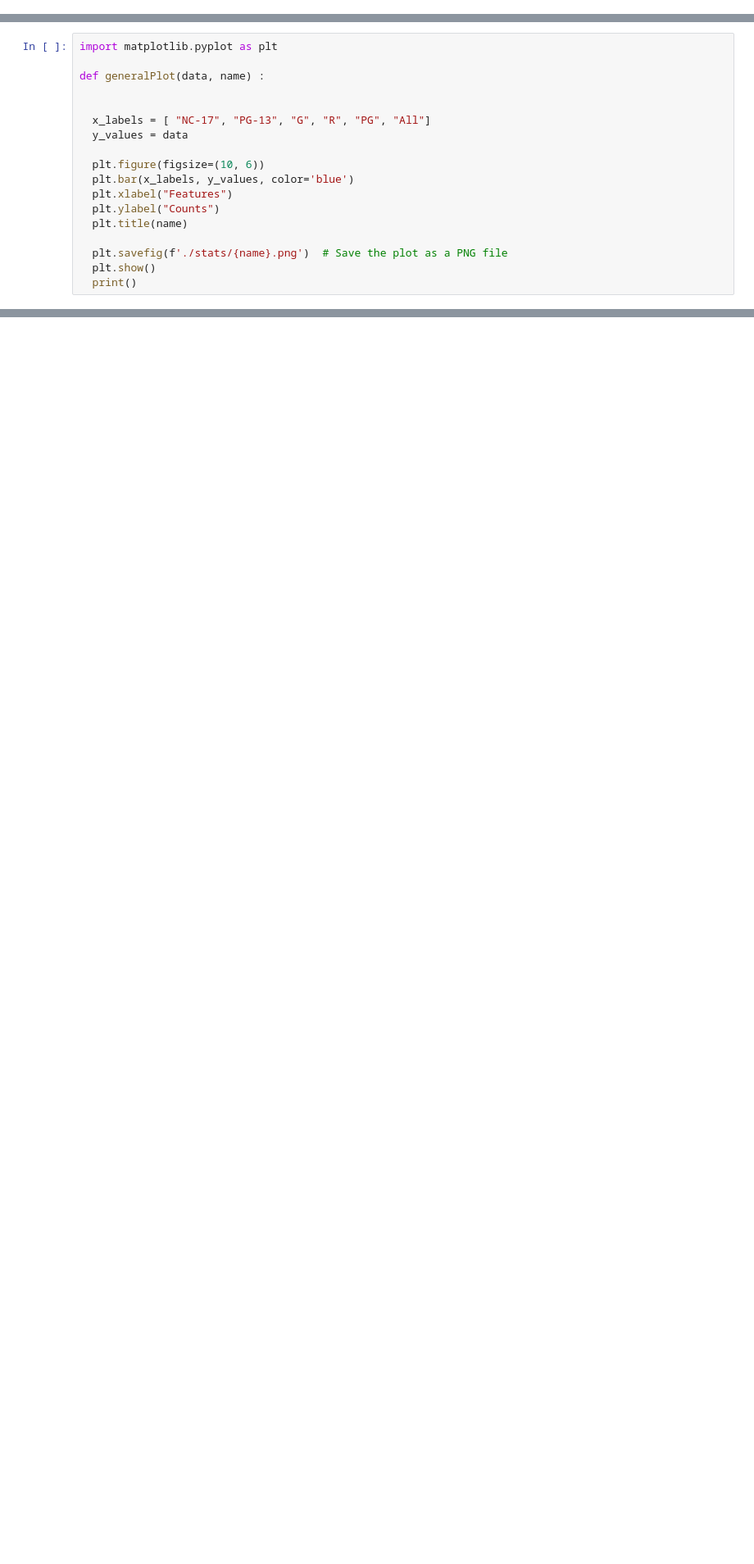
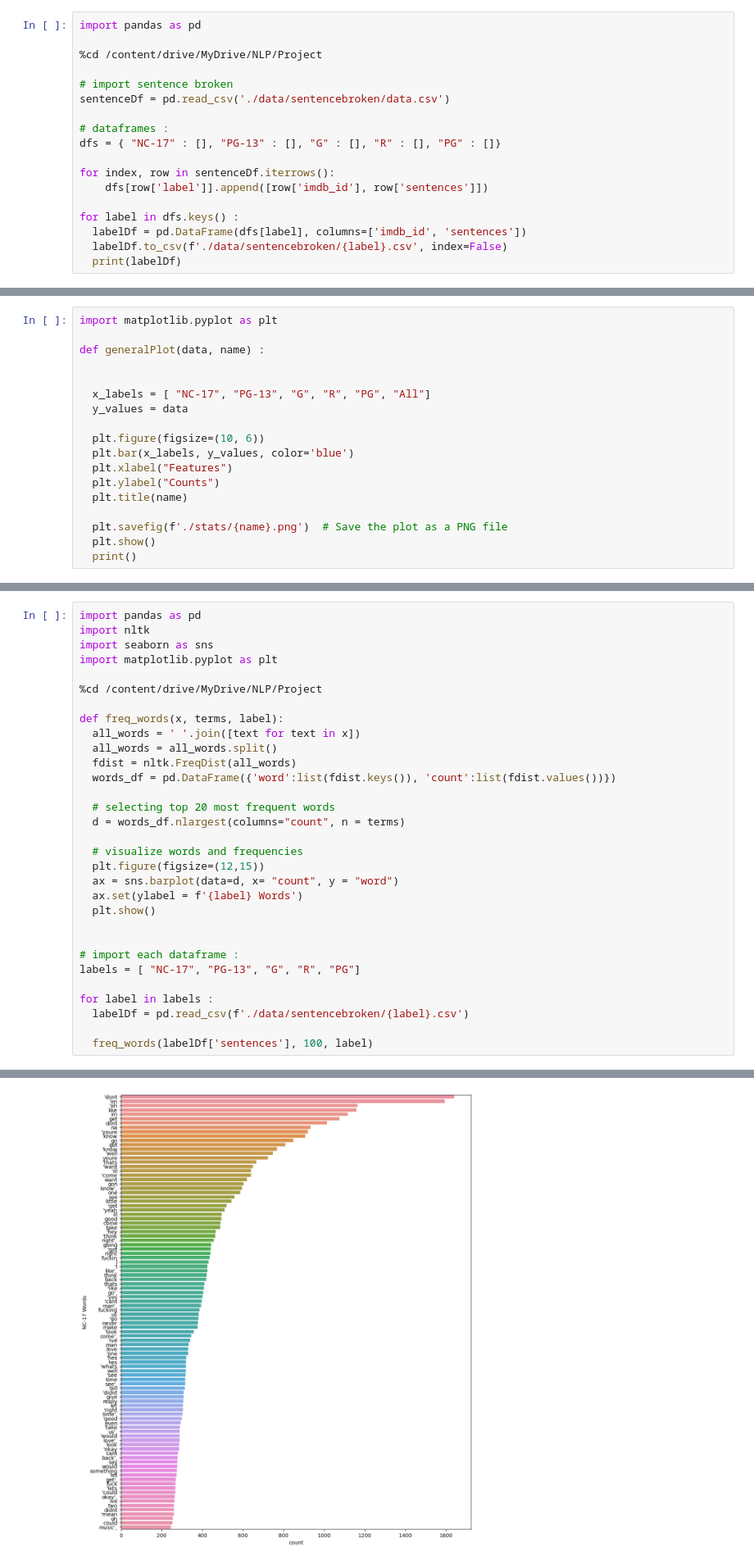
Before and after one commit to baktash81/CS224nProject, a Jupyter notebook: CrawDataNLProject.ipynb, the cells around one changed output, grey strips where cells are left out. Shown at 82% size. Saved outputs shown, nothing was run; the diff lists cells and outputs as text; blank space fills up the shorter version.

Commit message:
[add] : add new top 100 frequency words in report part

```diff
--- a/CrawDataNLProject.ipynb
+++ b/CrawDataNLProject.ipynb
@@ -580,0 +594,18 @@ print(wordDf)
+# %%
+import pandas as pd
+
+%cd /content/drive/MyDrive/NLP/Project
+
+# import sentence broken
+sentenceDf = pd.read_csv('./data/sentencebroken/data.csv')
+
+# dataframes :
+dfs = { "NC-17" : [], "PG-13" : [], "G" : [], "R" : [], "PG" : []}
+
+for index, row in sentenceDf.iterrows():
+    dfs[row['label']].append([row['imdb_id'], row['sentences']])
+
+for label in dfs.keys() :
+  labelDf = pd.DataFrame(dfs[label], columns=['imdb_id', 'sentences'])
+  labelDf.to_csv(f'./data/sentencebroken/{label}.csv', index=False)
+  print(labelDf)
@@ -739,0 +812,32 @@ for i in range(4) :
+# %%
+import pandas as pd
+import nltk
+import seaborn as sns
+import matplotlib.pyplot as plt
+
+%cd /content/drive/MyDrive/NLP/Project
+
+def freq_words(x, terms, label):
+  all_words = ' '.join([text for text in x])
+  all_words = all_words.split()
+  fdist = nltk.FreqDist(all_words)
+  words_df = pd.DataFrame({'word':list(fdist.keys()), 'count':list(fdist.values())})
+
+  # selecting top 20 most frequent words
+  d = words_df.nlargest(columns="count", n = terms)
+
+  # visualize words and frequencies
+  plt.figure(figsize=(12,15))
+  ax = sns.barplot(data=d, x= "count", y = "word")
+  ax.set(ylabel = f'{label} Words')
+  plt.show()
+
+
+# import each dataframe :
+labels = [ "NC-17", "PG-13", "G", "R", "PG"]
+
+for label in labels :
+  labelDf = pd.read_csv(f'./data/sentencebroken/{label}.csv')
+
+  freq_words(labelDf['sentences'], 100, label)
+# %% [output]
@@ -739,0 +845 @@ for i in range(4) :
+[figure, added]
```
Also changed, not shown: parts of 13 cells of this notebook, 27 other files.
